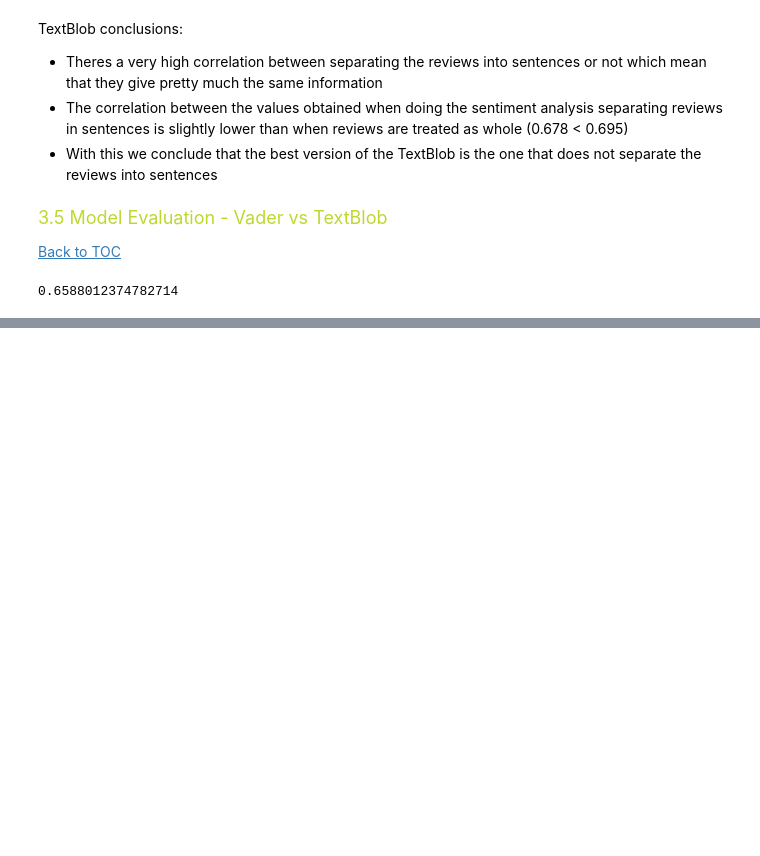
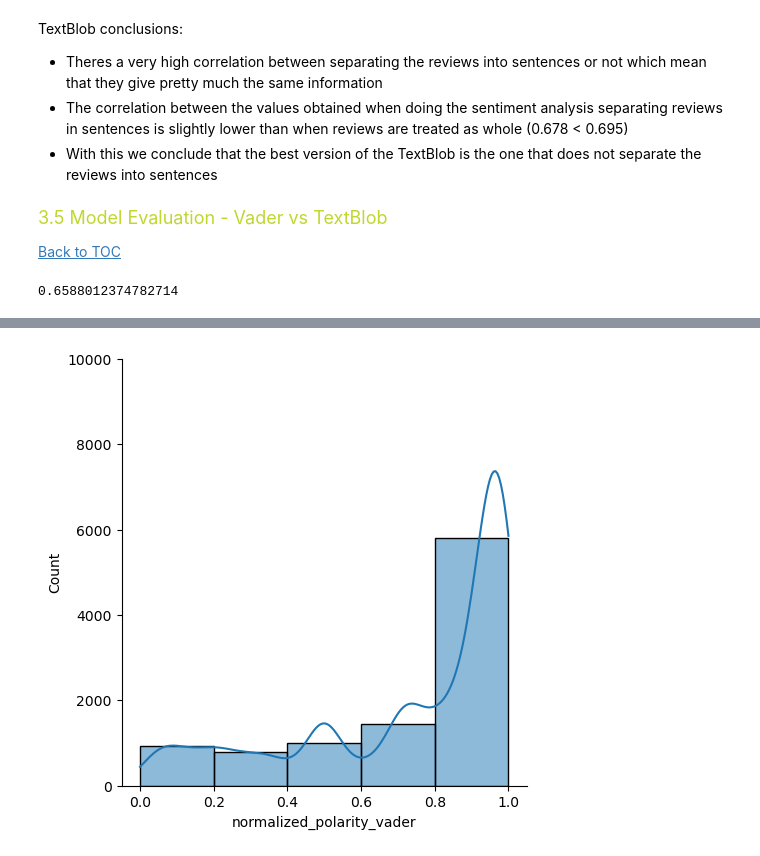
Before and after one commit to JoaoF7/Text_Mining_Project, a Jupyter notebook: TM2425_project_sow_Annex_B_Notebook_Template.ipynb, the cells around one changed output, grey strips where cells are left out. Cells and saved outputs as stored; diff of their text form; code cells hidden in the pictures; blank space fills up the shorter version.

```diff
--- a/TM2425_project_sow_Annex_B_Notebook_Template.ipynb
+++ b/TM2425_project_sow_Annex_B_Notebook_Template.ipynb
@@ -889,0 +913,6 @@ Final conclusions:
+# %%
+polarity_graph = sns.displot(sent_analysis["normalized_polarity_vader"], kde=True, bins=5)
+plt.ylim(0, 10000)
+plt.show()
+# %% [output]
+[figure, added]
```
Also changed, not shown: parts of 17 cells of this notebook, 1 other file.
